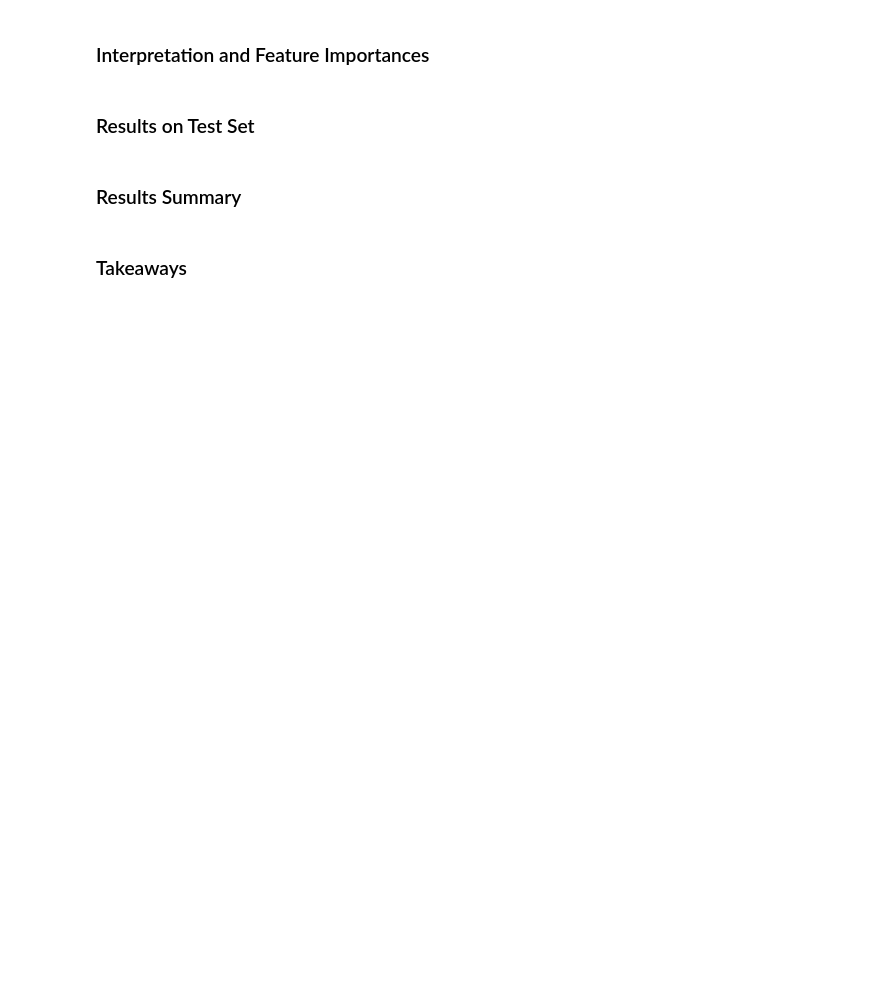
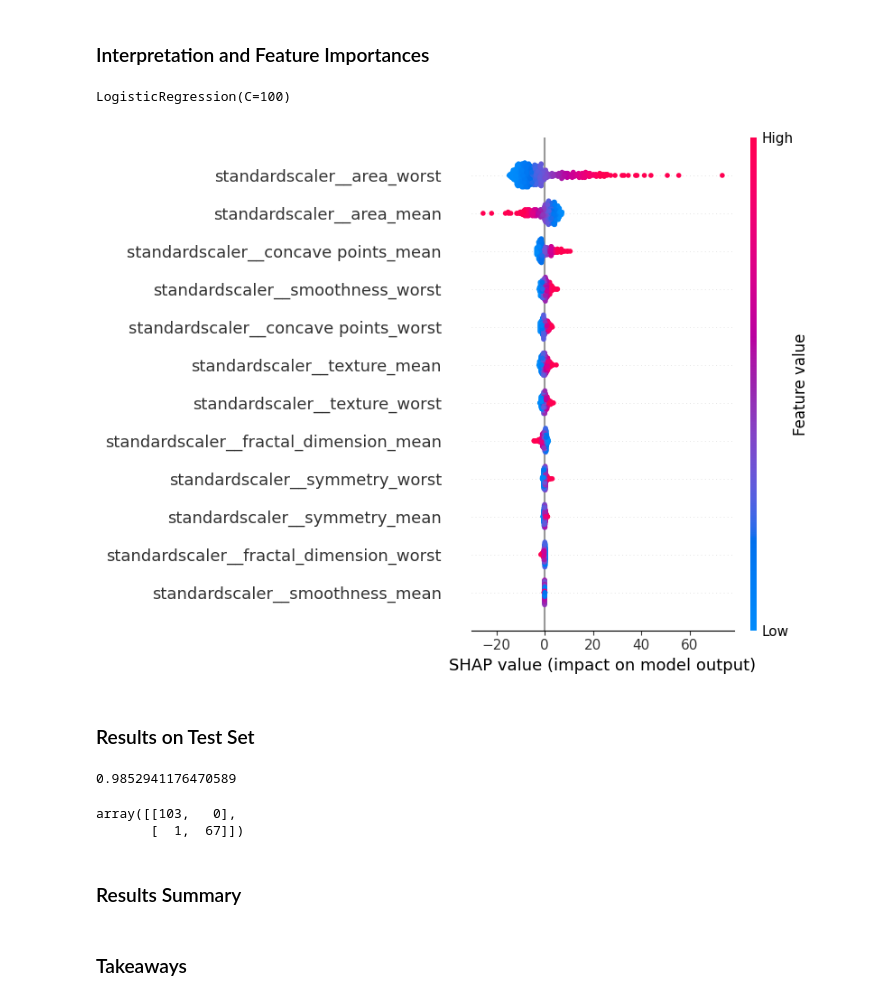
Before and after one commit to nb488/Breast-Cancer-Diagnosis-Project, a Jupyter notebook: main.ipynb, the cells around one changed output. Saved outputs shown, nothing was run; the diff lists cells and outputs as text; code cells hidden in the pictures; blank space fills up the shorter version.

```diff
--- a/main.ipynb
+++ b/main.ipynb
@@ -443,0 +397,9 @@ pd.DataFrame(results).T
+# %%
+from sklearn.feature_selection import RFECV
+rfe_cv = RFECV(LogisticRegression(max_iter=2000), cv=10)
+rfe_cv_pipe = make_pipeline(preprocessor, rfe_cv)
+rfe_cv_pipe.fit(X_train, y_train)
+
+print(rfe_cv.support_)
+feature_names = preprocessor.get_feature_names_out()
+print(feature_names[rfe_cv.support_])
@@ -446,4 +509,31 @@ pd.DataFrame(results).T
 # %% [markdown]
 ### Interpretation and Feature Importances
+# %%
+X_train_enc = pd.DataFrame(
+    data = preprocessor.transform(X_train),
+    columns = feature_names,
+    index = X_train.index
+)
+
+X_test_enc = pd.DataFrame(
+    data = preprocessor.transform(X_test),
+    columns = feature_names,
+    index = X_test.index
+)
+# %%
+best_lr_model = LogisticRegression(C = 100)
+best_lr_model.fit(X_train_enc, y_train)
+# %% [output]
+LogisticRegression(C=100)
+# %%
+import shap
+
+explainer = shap.LinearExplainer(best_lr_model, X_train_enc)
+train_shap_values = explainer.shap_values(X_train_enc)
+test_shap_values = explainer.shap_values(X_test_enc)
+# %%
+shap.summary_plot(train_shap_values, X_train_enc)
+# %% [output]
+[figure, added]
 # %% [markdown]
 ### Results on Test Set
@@ -449,0 +545,4 @@ pd.DataFrame(results).T
+# %%
+test_score
+# %% [output]
+0.9852941176470589
@@ -450,3 +553,8 @@ pd.DataFrame(results).T
+# %%
+cm
+# %% [output]
+array([[103,   0],
+       [  1,  67]])
 # %% [markdown]
 ### Results Summary
 # %% [markdown]
```
Also changed, not shown: parts of 22 cells of this notebook, 1 other file.
